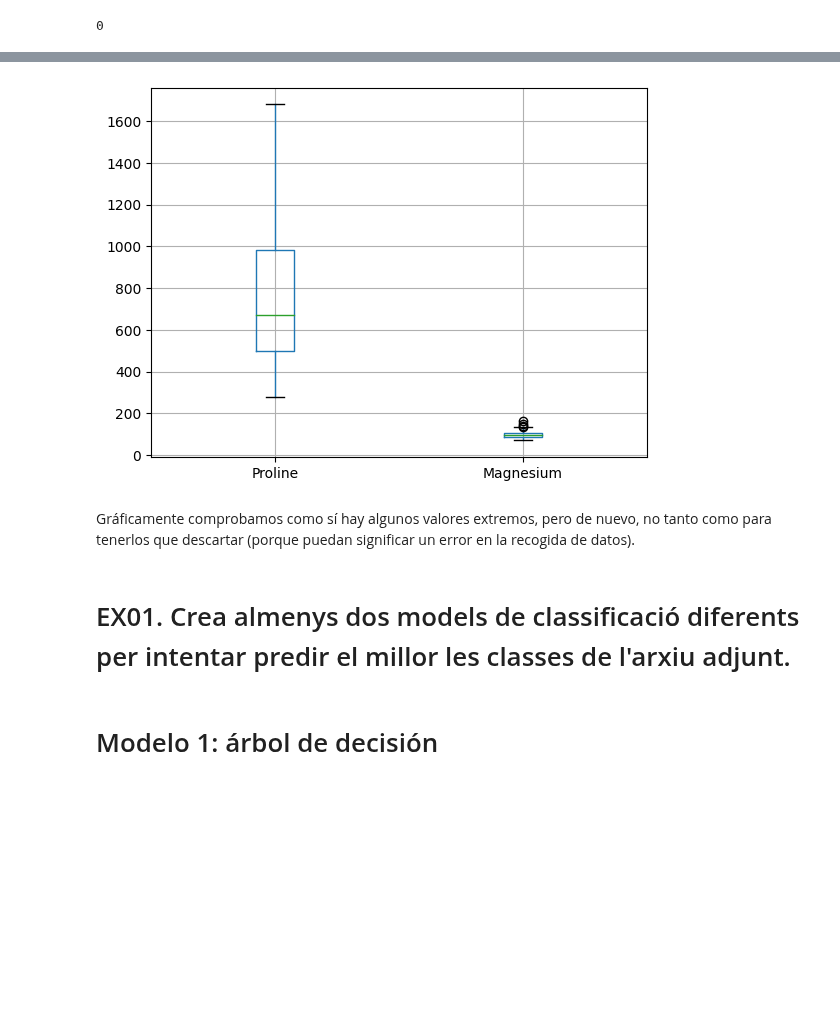
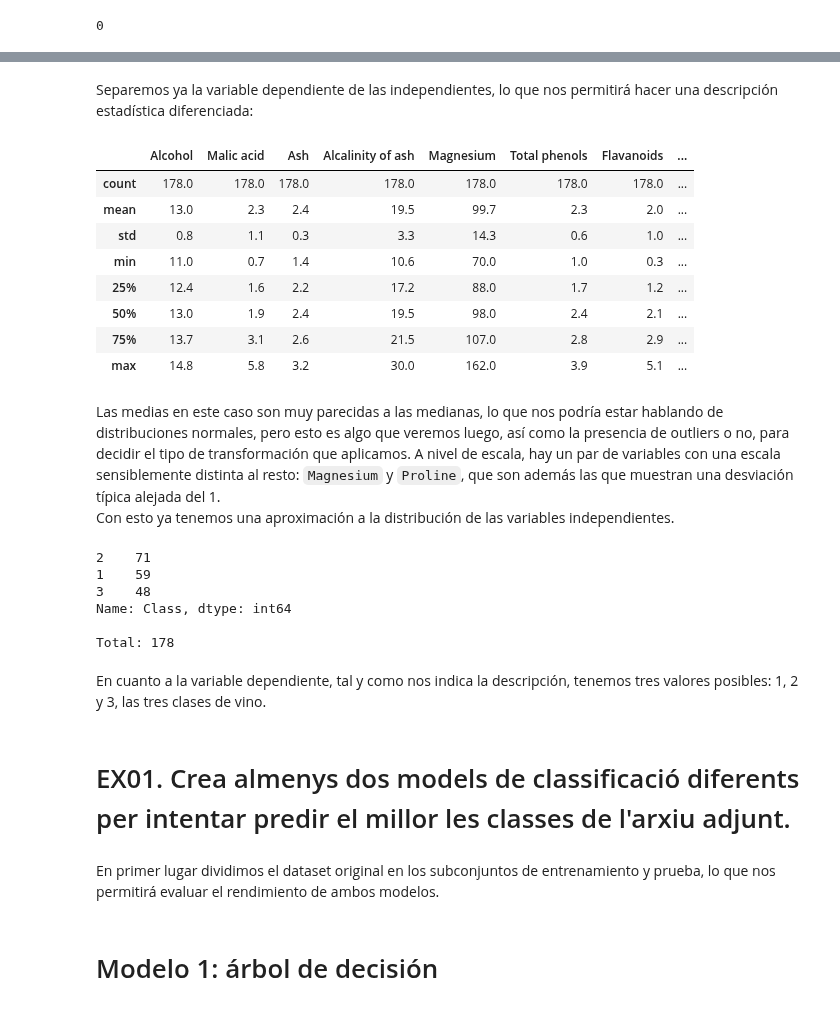
Before and after one commit to aar-x/ML_classification, a Jupyter notebook: M7T01_ML_classification.ipynb, the cells around one changed output, grey strips where cells are left out. Cells and saved outputs as stored; diff of their text form; code cells hidden in the pictures; blank space fills up the shorter version.

```diff
--- a/M7T01_ML_classification.ipynb
+++ b/M7T01_ML_classification.ipynb
@@ -107,7 +88,2 @@ plt.show()
-# %%
-wines[['Proline', 'Magnesium']].boxplot()
-plt.show()
-# %% [output]
-[figure, removed]
-# %% [markdown]
-Gráficamente comprobamos como sí hay algunos valores extremos, pero de nuevo, no tanto como para tenerlos que descartar (porque puedan significar un error en la recogida de datos).
+# %% [markdown]
+Separemos ya la variable dependiente de las independientes, lo que nos permitirá hacer una descripción estadística diferenciada:
@@ -114,2 +93,33 @@ Gráficamente comprobamos como sí hay algunos valores extremos, pero de nuevo,
+# %%
+X.describe().round(1)
+# %% [output]
+|  | Alcohol | Malic acid | Ash | Alcalinity of ash | Magnesium | Total phenols | Flavanoids | ... |
+| count | 178.0 | 178.0 | 178.0 | 178.0 | 178.0 | 178.0 | 178.0 | ... |
+| mean | 13.0 | 2.3 | 2.4 | 19.5 | 99.7 | 2.3 | 2.0 | ... |
+| std | 0.8 | 1.1 | 0.3 | 3.3 | 14.3 | 0.6 | 1.0 | ... |
+| min | 11.0 | 0.7 | 1.4 | 10.6 | 70.0 | 1.0 | 0.3 | ... |
+| 25% | 12.4 | 1.6 | 2.2 | 17.2 | 88.0 | 1.7 | 1.2 | ... |
+| 50% | 13.0 | 1.9 | 2.4 | 19.5 | 98.0 | 2.4 | 2.1 | ... |
+| 75% | 13.7 | 3.1 | 2.6 | 21.5 | 107.0 | 2.8 | 2.9 | ... |
+| max | 14.8 | 5.8 | 3.2 | 30.0 | 162.0 | 3.9 | 5.1 | ... |
+# %% [markdown]
+Las medias en este caso son muy parecidas a las medianas, lo que nos podría estar hablando de distribuciones normales, pero esto es algo que veremos luego, así como la presencia de outliers o no, para decidir el tipo de transformación que aplicamos. A nivel de escala, hay un par de variables con una escala sensiblemente distinta al resto: `Magnesium` y `Proline`, que son además las que muestran una desviación típica alejada del 1.
+Con esto ya tenemos una aproximación a la distribución de las variables independientes.
+# %%
+clases = y.value_counts()
+print(clases)
+print()
+print('Total: '+str(clases.sum()))
+# %% [output]
+2    71
+1    59
+3    48
+Name: Class, dtype: int64
+
+Total: 178
+# %% [markdown]
+En cuanto a la variable dependiente, tal y como nos indica la descripción, tenemos tres valores posibles: 1, 2 y 3, las tres clases de vino.
 # %% [markdown]
-# EX01. Crea almenys dos models de classificació diferents per intentar predir el millor les classes de l'arxiu adjunt.
+# EX01. Crea almenys dos models de classificació diferents per intentar predir el millor les classes de l'arxiu adjunt.<a name="EX01"></a>
+# %% [markdown]
+En primer lugar dividimos el dataset original en los subconjuntos de entrenamiento y prueba, lo que nos permitirá evaluar el rendimiento de ambos modelos.
```
Also changed, not shown: parts of 116 cells of this notebook.
